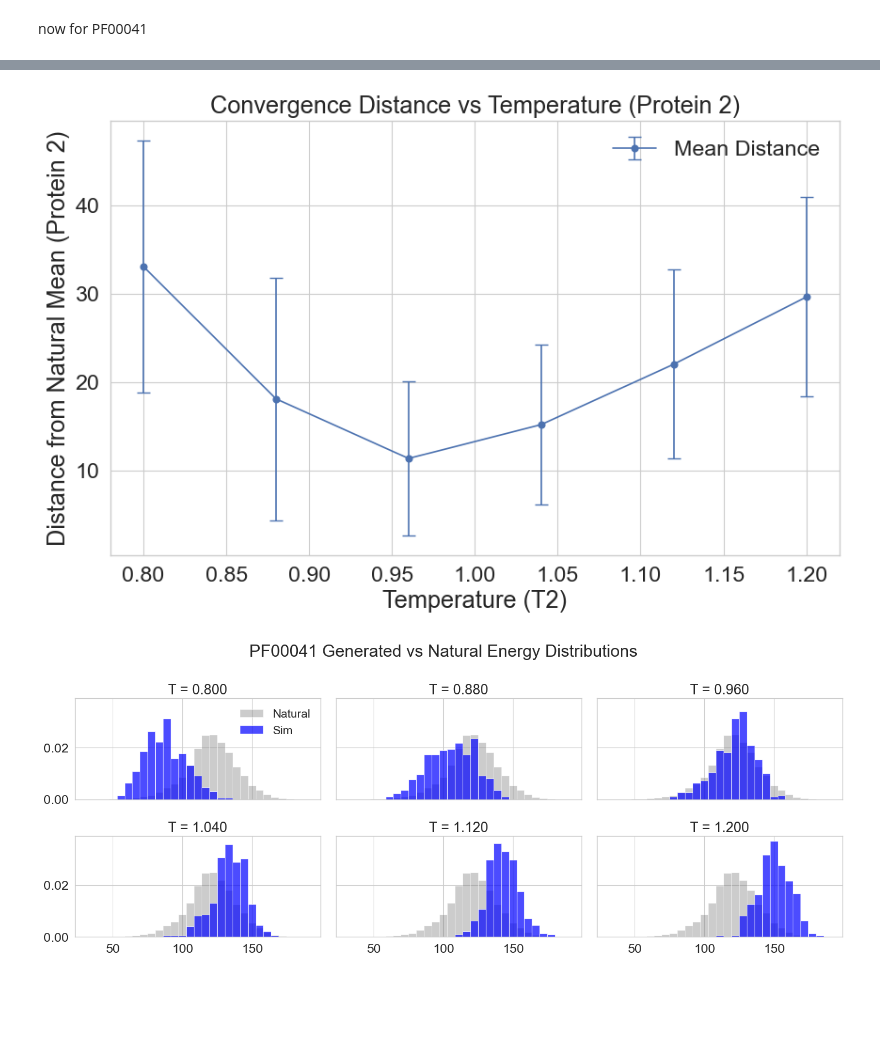
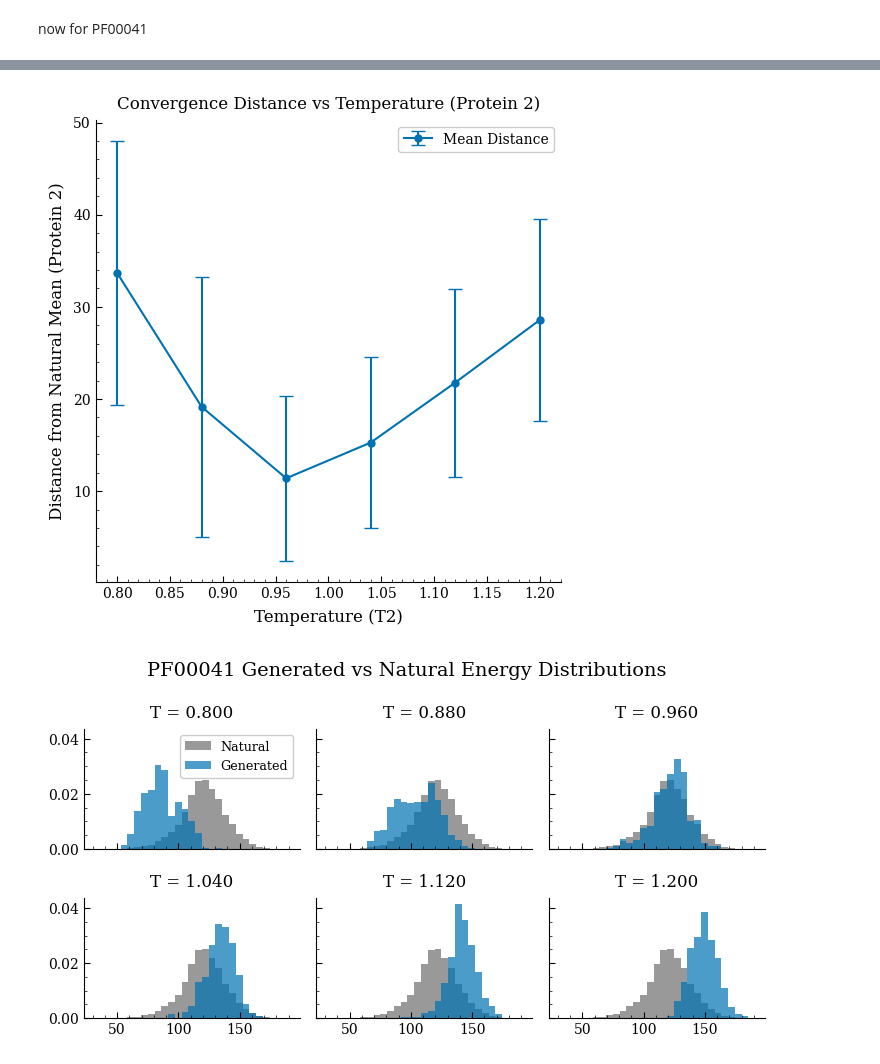
Before and after one commit to orsonk22/OverlappingGenes, a Jupyter notebook: Project/temp_benchmark.ipynb, the cells around one changed output, grey strips where cells are left out. Saved outputs shown, nothing was run; the diff lists cells and outputs as text; code cells hidden in the pictures; blank space fills up the shorter version.

```diff
--- a/Project/temp_benchmark.ipynb
+++ b/Project/temp_benchmark.ipynb
@@ -87,8 +90,6 @@ Natural energies target: PF00004 [145.88], PF00041 [120.66]
 ## Benchmark Temperatures
 # %%
 # Parallelized convergence traces
-sns.set_theme(style="whitegrid")
-sns.set_context("paper", font_scale=1.9)
 
 print(f"Generating convergence traces for Overlap {TRACE_OVERLAP} ({TRACE_TRIALS} trials) in parallel...")
 
@@ -176,22 +172,19 @@ KeyboardInterrupt:
 # %%
-sns.set_theme(style="whitegrid")
-sns.set_context("paper", font_scale=1.9)
 
 fig,ax = plt.subplots(figsize=(10, 6))
 
 avg = np.array(avg_distances)
 std = np.array(std_distances)
-ax.fill_between(Temps, avg - std, avg + std, color='b', alpha=0.2, label='Std Dev')
-ax.plot(Temps, avg, 'o-', color='steelblue', markersize=5, lw=2, label='Mean Distance')
+ax.fill_between(Temps, avg - std, avg + std, color=SKY_BLUE, alpha=0.2, label='Std Dev')
+ax.plot(Temps, avg, 'o-', color=SKY_BLUE, markersize=5, lw=2, label='Mean Distance')
 
 best_idx = np.argmin(avg)
-ax.axvline(Temps[best_idx], ls='--', color='b', alpha=0.6,label=f'Optimal T = {Temps[best_idx]:.3f}')
+ax.axvline(Temps[best_idx], ls='--', color=SKY_BLUE, alpha=0.6,label=f'Optimal T = {Temps[best_idx]:.3f}')
 
 ax.set_xlabel('Temperature (T1)')
-ax.set_ylabel('Distance from Natural Mean (Energy $H_1$)', fontweight='bold')
+ax.set_ylabel('Distance from Natural Mean (Energy $H_1$)')
 ax.set_title(f'Protein 1 Temperature Sweep ({no_runs} runs)')
 ax.legend(frameon=True, facecolor='white', edgecolor='black')
-sns.despine()
 plt.tight_layout()
 plt.show()
 # %% [output]
@@ -233,22 +226,19 @@ Done in 178.8s
 # %%
-sns.set_theme(style="whitegrid")
-sns.set_context("paper", font_scale=1.9)
 
 fig,ax = plt.subplots(figsize=(10, 6))
 
 avg = np.array(avg_distances)
 std = np.array(std_distances)
-ax.fill_between(Temps, avg - std, avg + std, color='b', alpha=0.2, label='Std Dev')
-ax.plot(Temps, avg, 'o-', color='steelblue', markersize=5, lw=2, label='Mean Distance')
+ax.fill_between(Temps, avg - std, avg + std, color=SKY_BLUE, alpha=0.2, label='Std Dev')
+ax.plot(Temps, avg, 'o-', color=SKY_BLUE, markersize=5, lw=2, label='Mean Distance')
 
 best_idx = np.argmin(avg)
-ax.axvline(Temps[best_idx], ls='--', color='b', alpha=0.6,label=f'Optimal T = {Temps[best_idx]:.3f}')
+ax.axvline(Temps[best_idx], ls='--', color=SKY_BLUE, alpha=0.6,label=f'Optimal T = {Temps[best_idx]:.3f}')
 
 ax.set_xlabel('Temperature')
-ax.set_ylabel('Distance from Natural Mean (DCA Energy)', fontweight='bold')
+ax.set_ylabel('Distance from Natural Mean (DCA Energy)')
 ax.set_title(f'PF00041 Temperature Sweep ({no_runs} runs)')
 ax.legend(frameon=True, facecolor='white', edgecolor='black')
-sns.despine()
 plt.tight_layout()
 plt.show()
 # %% [output]
@@ -308,12 +298,11 @@ T=0.7000: Mean Dist=22.45
 
 # Plot 1: Distance vs Temperature
 plt.figure(figsize=(10, 6))
-plt.errorbar(Temps, avg_distances, yerr=std_distances, fmt='o-', color='b', capsize=5, label='Mean Distance')
+plt.errorbar(Temps, avg_distances, yerr=std_distances, fmt='o-', color=BLUE, capsize=5, label='Mean Distance')
 plt.xlabel('Temperature (T1)')
 plt.ylabel('Distance from Natural Mean (Protein 1)')
 plt.title('Convergence Distance vs Temperature')
 plt.legend()
-plt.grid(True)
 plt.show()
 
 # Plot 2: Histograms
@@ -329,8 +318,8 @@ bins = np.linspace(min_e, max_e, 30)
 
 for i, temp in enumerate(Temps):
     ax = axes[i]
-    ax.hist(natural_energies_1, bins=bins, density=True, alpha=0.3, color='grey', label='Natural')
-    ax.hist(all_final_energies[i], bins=bins, density=True, alpha=0.7, color='blue', label='Sim')
+    ax.hist(natural_energies_1, bins=bins, density=True, alpha=0.3, color=BLACK, label='Natural')
+    ax.hist(all_final_energies[i], bins=bins, density=True, alpha=0.7, color=BLUE, label='Sim')
     ax.set_title(f'T = {temp:.3f}')
     if i == 0:
         ax.legend(loc='upper right', fontsize='small')
@@ -396,38 +385,37 @@ T=1.2000: Mean Dist=29.64
 # %%
 # Plot 1: Distance vs Temperature
-plt.figure(figsize=(10, 6))
-plt.errorbar(Temps, avg_distances, yerr=std_distances, fmt='o-', color='b', capsize=5, label='Mean Distance')
+plt.figure(figsize=(6, 6))
+plt.errorbar(Temps, avg_distances, yerr=std_distances, fmt='o-', color=BLUE, capsize=5, label='Mean Distance')
 plt.xlabel('Temperature (T2)')
 plt.ylabel('Distance from Natural Mean (Protein 2)')
 plt.title('Convergence Distance vs Temperature (Protein 2)')
 plt.legend()
-plt.grid(True)
 plt.show()
 
 # Plot 2: Histograms
 cols = 3
 rows = int(np.ceil(len(Temps) / cols))
-fig, axes = plt.subplots(rows, cols, figsize=(15, 3*rows), sharex=True, sharey=True)
+fig, axes = plt.subplots(rows, cols, figsize=(7.5, 2*rows), sharex=True, sharey=True)
 axes = axes.flatten()
 
 all_data_flat = np.concatenate(all_final_energies)
 min_e = min(np.min(natural_energies_2), np.min(all_data_flat))
 max_e = max(np.max(natural_energies_2), np.max(all_data_flat))
 bins = np.linspace(min_e, max_e, 30)
 fig.suptitle(f'PF00041 Generated vs Natural Energy Distributions')
 for i, temp in enumerate(Temps):
     ax = axes[i]
-    ax.hist(natural_energies_2, bins=bins, density=True, alpha=0.4, color='grey', label='Natural')
-    ax.hist(all_final_energies[i], bins=bins, density=True, alpha=0.7, color='blue', label='Sim')
+    ax.hist(natural_energies_2, bins=bins, density=True, alpha=0.4, color=BLACK, label='Natural')
+    ax.hist(all_final_energies[i], bins=bins, density=True, alpha=0.7, color=BLUE, label='Generated')
     ax.set_title(f'T = {temp:.3f}')
     if i == 0:
         ax.legend(loc='upper right', fontsize='small')
 
 for j in range(i+1, len(axes)):
     axes[j].axis('off')
 
 plt.tight_layout()
 plt.show()
 # %% [output]
-[figure, old version]
+[figure, new version]
-[figure, old version]
+[figure, new version]
```
Also changed, not shown: parts of 11 cells of this notebook, 11 other files.
